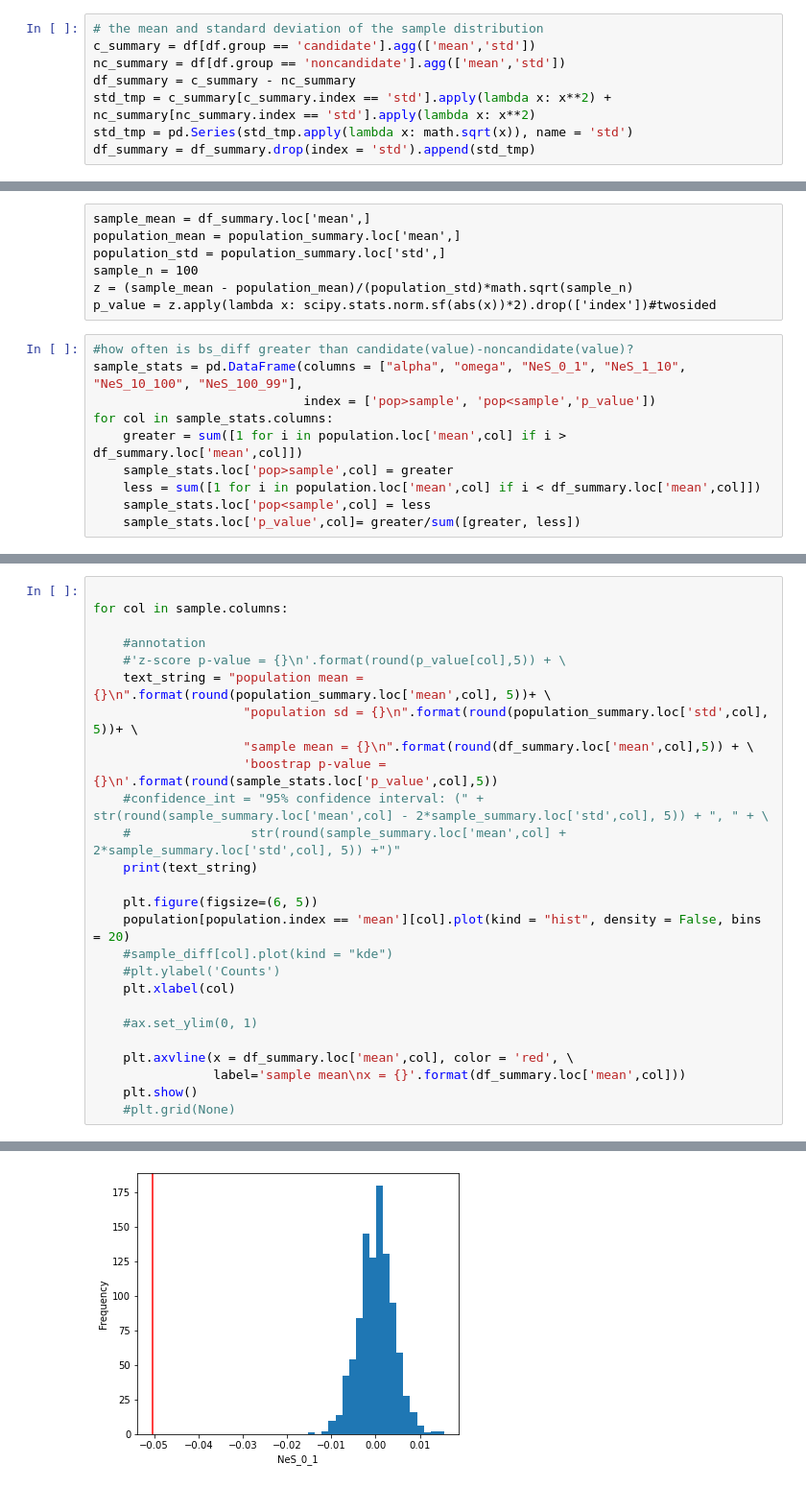
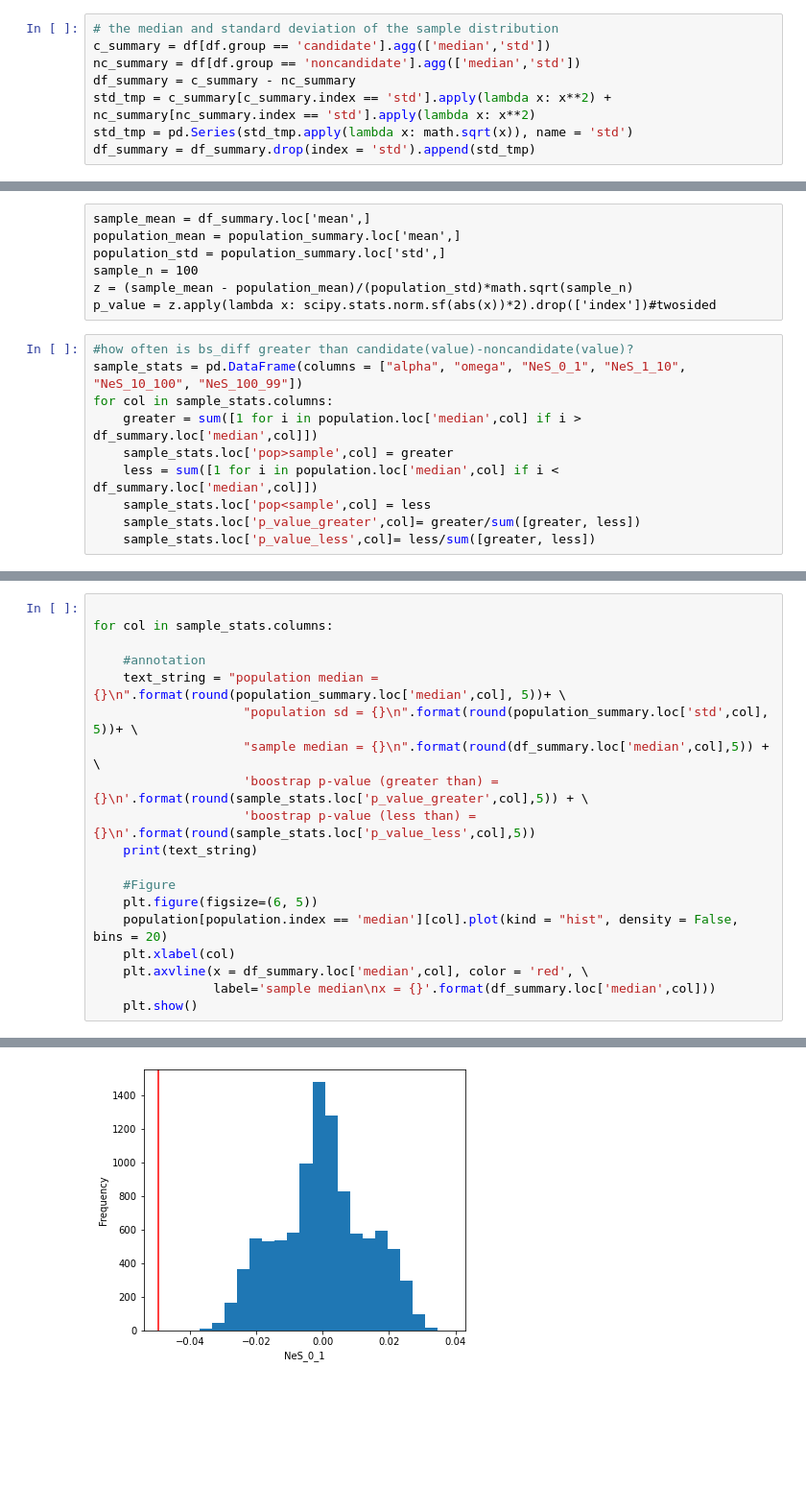
Before and after one commit to alicewchen/lipid_selection, a Jupyter notebook: analysis/06_dfe_alpha_output_analysis/Robs_bbstrap.ipynb, the cells around one changed output, grey strips where cells are left out. Shown: that part at 96% size. Drawn from its saved outputs; the diff is of its cells as text; blank space fills up the shorter version.

Commit message:
change mean to median

```diff
--- a/analysis/06_dfe_alpha_output_analysis/Robs_bbstrap.ipynb
+++ b/analysis/06_dfe_alpha_output_analysis/Robs_bbstrap.ipynb
@@ -98,7 +98,7 @@ population_summary
 # %%
-# the mean and standard deviation of the sample distribution
-c_summary = df[df.group == 'candidate'].agg(['mean','std'])
-nc_summary = df[df.group == 'noncandidate'].agg(['mean','std'])
+# the median and standard deviation of the sample distribution
+c_summary = df[df.group == 'candidate'].agg(['median','std'])
+nc_summary = df[df.group == 'noncandidate'].agg(['median','std'])
 df_summary = c_summary - nc_summary
 std_tmp = c_summary[c_summary.index == 'std'].apply(lambda x: x**2) + nc_summary[nc_summary.index == 'std'].apply(lambda x: x**2)
 std_tmp = pd.Series(std_tmp.apply(lambda x: math.sqrt(x)), name = 'std')
@@ -121,14 +121,14 @@ z = (sample_mean - population_mean)/(population_std)*math.sqrt(sample_n)
 p_value = z.apply(lambda x: scipy.stats.norm.sf(abs(x))*2).drop(['index'])#twosided
 # %%
 #how often is bs_diff greater than candidate(value)-noncandidate(value)?
-sample_stats = pd.DataFrame(columns = ["alpha", "omega", "NeS_0_1", "NeS_1_10", "NeS_10_100", "NeS_100_99"],
-                            index = ['pop>sample', 'pop<sample','p_value'])
+sample_stats = pd.DataFrame(columns = ["alpha", "omega", "NeS_0_1", "NeS_1_10", "NeS_10_100", "NeS_100_99"])
 for col in sample_stats.columns:
-    greater = sum([1 for i in population.loc['mean',col] if i > df_summary.loc['mean',col]])
+    greater = sum([1 for i in population.loc['median',col] if i > df_summary.loc['median',col]])
     sample_stats.loc['pop>sample',col] = greater
-    less = sum([1 for i in population.loc['mean',col] if i < df_summary.loc['mean',col]])
+    less = sum([1 for i in population.loc['median',col] if i < df_summary.loc['median',col]])
     sample_stats.loc['pop<sample',col] = less
-    sample_stats.loc['p_value',col]= greater/sum([greater, less])
+    sample_stats.loc['p_value_greater',col]= greater/sum([greater, less])
+    sample_stats.loc['p_value_less',col]= less/sum([greater, less])
 # %%
 sample_stats
 # %% [output]
@@ -139,27 +140,20 @@ sample_stats
 # %%
 
-for col in sample.columns:
+for col in sample_stats.columns:
 
     #annotation
-    #'z-score p-value = {}\n'.format(round(p_value[col],5)) + \
-    text_string = "population mean = {}\n".format(round(population_summary.loc['mean',col], 5))+ \
+    text_string = "population median = {}\n".format(round(population_summary.loc['median',col], 5))+ \
                     "population sd = {}\n".format(round(population_summary.loc['std',col], 5))+ \
-                    "sample mean = {}\n".format(round(df_summary.loc['mean',col],5)) + \
-                    'boostrap p-value = {}\n'.format(round(sample_stats.loc['p_value',col],5))
-    #confidence_int = "95% confidence interval: (" + str(round(sample_summary.loc['mean',col] - 2*sample_summary.loc['std',col], 5)) + ", " + \
-    #                str(round(sample_summary.loc['mean',col] + 2*sample_summary.loc['std',col], 5)) +")"
+                    "sample median = {}\n".format(round(df_summary.loc['median',col],5)) + \
+                    'boostrap p-value (greater than) = {}\n'.format(round(sample_stats.loc['p_value_greater',col],5)) + \
+                    'boostrap p-value (less than) = {}\n'.format(round(sample_stats.loc['p_value_less',col],5))
     print(text_string)
 
+    #Figure
     plt.figure(figsize=(6, 5))
-    population[population.index == 'mean'][col].plot(kind = "hist", density = False, bins = 20)
-    #sample_diff[col].plot(kind = "kde")
-    #plt.ylabel('Counts')
+    population[population.index == 'median'][col].plot(kind = "hist", density = False, bins = 20)
     plt.xlabel(col)
-
-    #ax.set_ylim(0, 1)
-
-    plt.axvline(x = df_summary.loc['mean',col], color = 'red', \
-                label='sample mean\nx = {}'.format(df_summary.loc['mean',col]))
+    plt.axvline(x = df_summary.loc['median',col], color = 'red', \
+                label='sample median\nx = {}'.format(df_summary.loc['median',col]))
     plt.show()
-    #plt.grid(None)
 # %% [output]
@@ -180 +177 @@ boostrap p-value = 1.0
-[figure, old version]
+[figure, new version]
```
Also changed, not shown: parts of 8 cells of this notebook.
